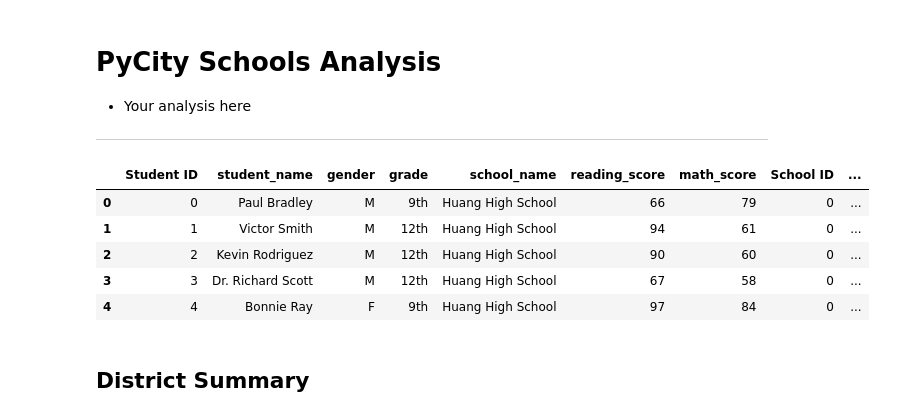
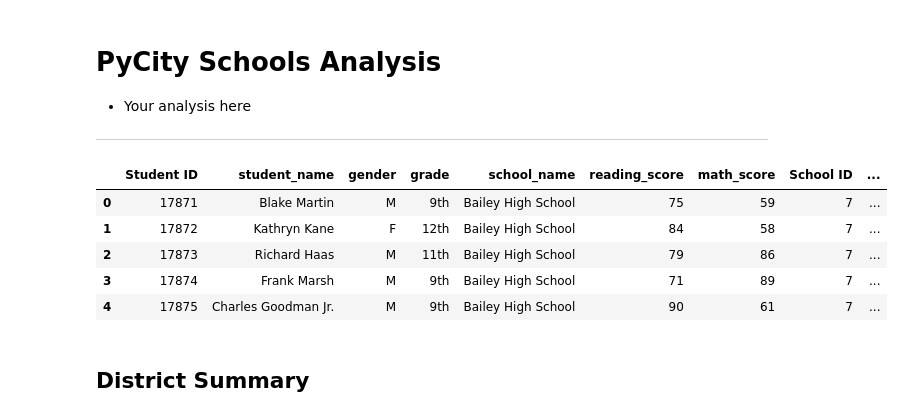
Before and after one commit to dbkisch/pandas-challenge, a Jupyter notebook: PyCitySchools/PyCitySchools.ipynb, the cells around one changed output. Drawn from its saved outputs; the diff is of its cells as text; code cells hidden in the pictures.

```diff
--- a/PyCitySchools/PyCitySchools.ipynb
+++ b/PyCitySchools/PyCitySchools.ipynb
@@ -7,26 +7,26 @@
 # %%
 # Dependencies and Setup
 import pandas as pd
 from pathlib import Path
 
 # File to Load (Remember to Change These)
 school_data_to_load = Path("Resources/schools_complete.csv")
 student_data_to_load = Path("Resources/students_complete.csv")
 
 # Read School and Student Data File and store into Pandas DataFrames
 school_data = pd.read_csv(school_data_to_load)
 student_data = pd.read_csv(student_data_to_load)
 
 # Combine the data into a single dataset.
-school_data_complete = pd.merge(student_data, school_data, how="left", on="school_name")
+school_data_complete = pd.merge(student_data, school_data, how="left", on="school_name", sort=True)
 school_data_complete.head()
 # %% [output]
 |  | Student ID | student_name | gender | grade | school_name | reading_score | math_score | School ID | ... |
-| 0 | 0 | Paul Bradley | M | 9th | Huang High School | 66 | 79 | 0 | ... |
-| 1 | 1 | Victor Smith | M | 12th | Huang High School | 94 | 61 | 0 | ... |
-| 2 | 2 | Kevin Rodriguez | M | 12th | Huang High School | 90 | 60 | 0 | ... |
-| 3 | 3 | Dr. Richard Scott | M | 12th | Huang High School | 67 | 58 | 0 | ... |
-| 4 | 4 | Bonnie Ray | F | 9th | Huang High School | 97 | 84 | 0 | ... |
+| 0 | 17871 | Blake Martin | M | 9th | Bailey High School | 75 | 59 | 7 | ... |
+| 1 | 17872 | Kathryn Kane | F | 12th | Bailey High School | 84 | 58 | 7 | ... |
+| 2 | 17873 | Richard Haas | M | 11th | Bailey High School | 79 | 86 | 7 | ... |
+| 3 | 17874 | Frank Marsh | M | 9th | Bailey High School | 71 | 89 | 7 | ... |
+| 4 | 17875 | Charles Goodman Jr. | M | 9th | Bailey High School | 90 | 61 | 7 | ... |
 # %% [markdown]
 ## District Summary
 # %%
```
Also changed, not shown: parts of 16 cells of this notebook, 1 other file.
